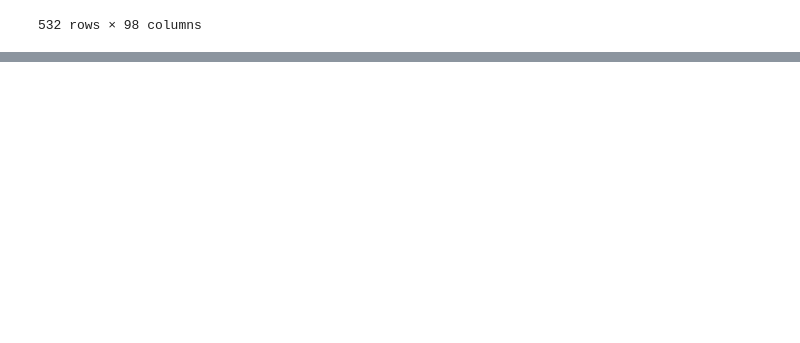
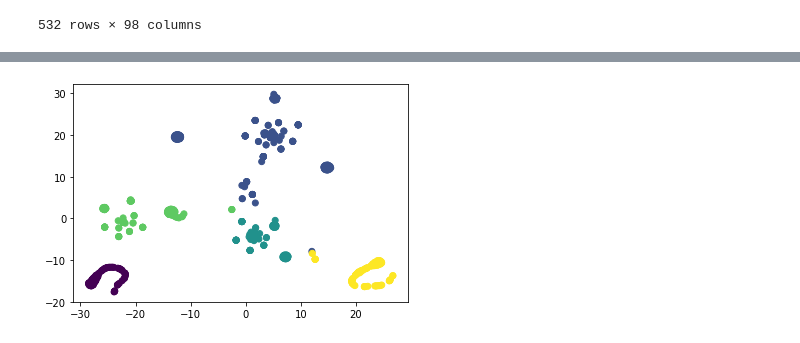
Before and after one commit to dkletter/unsupervised-learning, a Jupyter notebook: cryptoclusters.ipynb, the cells around one changed output, grey strips where cells are left out. Drawn from its saved outputs; the diff is of its cells as text; code cells hidden in the pictures; blank space fills up the shorter version.

```diff
--- a/cryptoclusters.ipynb
+++ b/cryptoclusters.ipynb
@@ -358,0 +352,9 @@ plt.show()
+# %%
+# Initializing model with K = 5
+model = KMeans(n_clusters=5, random_state=5)
+
+# Fitting model
+model.fit(pca_df)
+
+# Define labels for later
+labels = model.labels_
@@ -358,0 +381,6 @@ plt.show()
+# %%
+# Plot t-SNE features with labels to better visualize the clusters
+plt.scatter(tsne_features[:,0], tsne_features[:,1], c=labels)
+plt.show()
+# %% [output]
+[figure, added]
```
Also changed, not shown: parts of 16 cells of this notebook.
